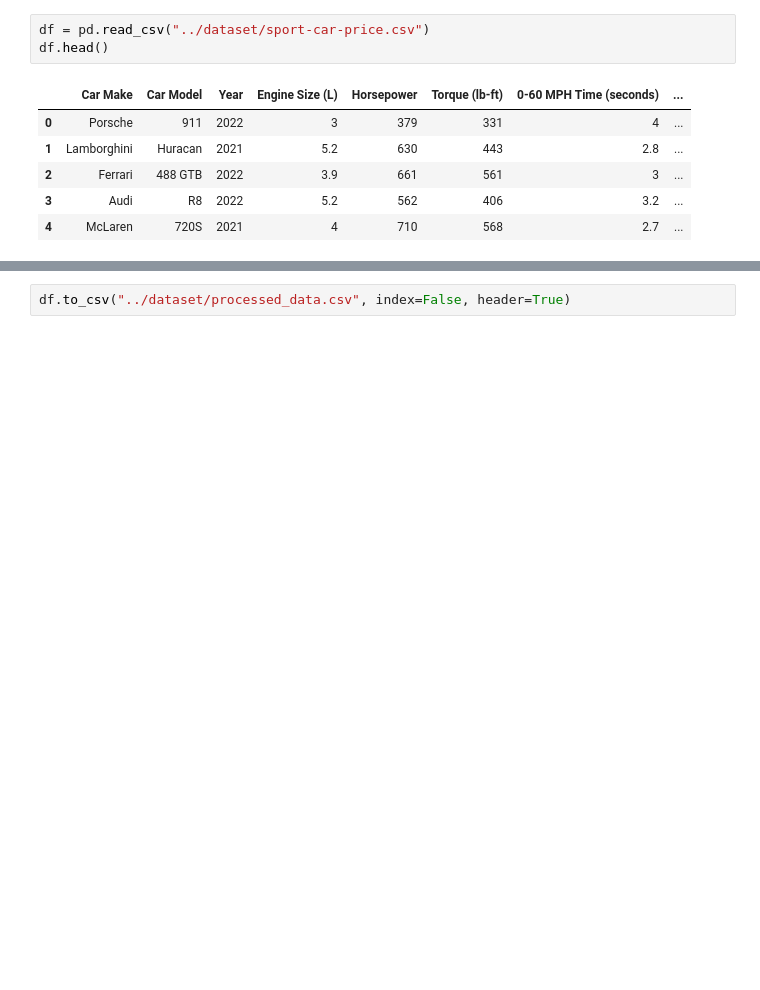
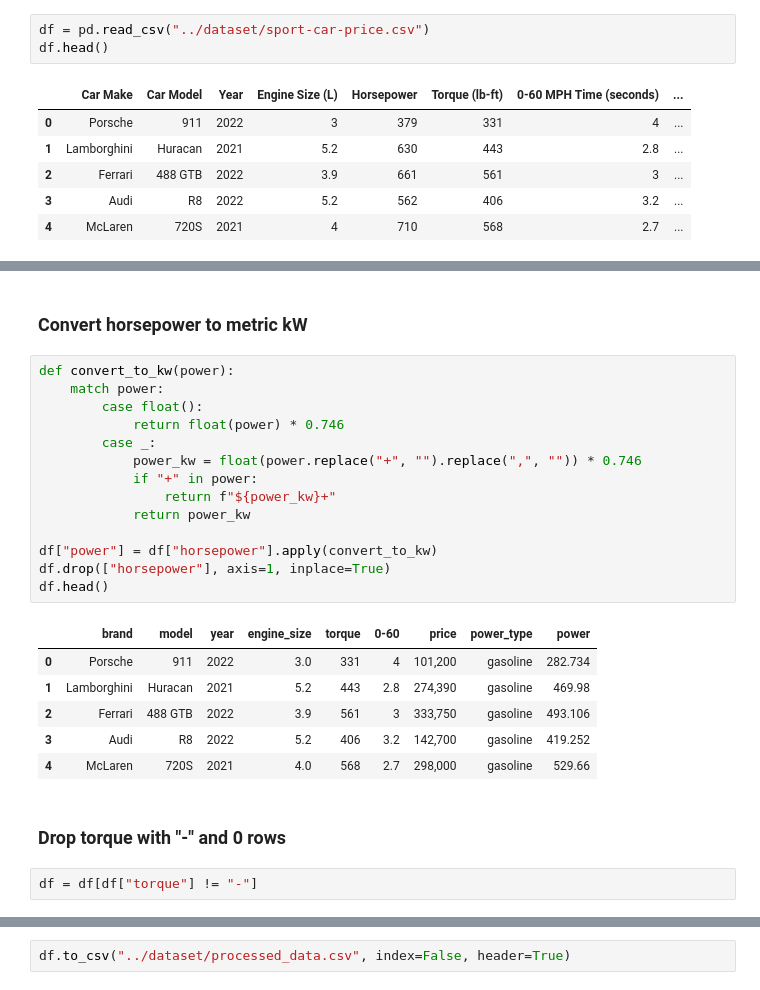
Before and after one commit to dilanka-rathnasiri/search-cars, a Jupyter notebook: pre-processing/main.ipynb, the cells around one changed output, grey strips where cells are left out. Cells and saved outputs as stored; diff of their text form; blank space fills up the shorter version.

```diff
--- a/pre-processing/main.ipynb
+++ b/pre-processing/main.ipynb
@@ -25,0 +205,27 @@ df.head()
+# %% [markdown]
+### Convert horsepower to metric kW
+# %%
+def convert_to_kw(power):
+    match power:
+        case float():
+            return float(power) * 0.746
+        case _:
+            power_kw = float(power.replace("+", "").replace(",", "")) * 0.746
+            if "+" in power:
+                return f"${power_kw}+"
+            return power_kw
+
+df["power"] = df["horsepower"].apply(convert_to_kw)
+df.drop(["horsepower"], axis=1, inplace=True)
+df.head()
+# %% [output]
+|  | brand | model | year | engine_size | torque | 0-60 | price | power_type | power |
+| 0 | Porsche | 911 | 2022 | 3.0 | 331 | 4 | 101,200 | gasoline | 282.734 |
+| 1 | Lamborghini | Huracan | 2021 | 5.2 | 443 | 2.8 | 274,390 | gasoline | 469.98 |
+| 2 | Ferrari | 488 GTB | 2022 | 3.9 | 561 | 3 | 333,750 | gasoline | 493.106 |
+| 3 | Audi | R8 | 2022 | 5.2 | 406 | 3.2 | 142,700 | gasoline | 419.252 |
+| 4 | McLaren | 720S | 2021 | 4.0 | 568 | 2.7 | 298,000 | gasoline | 529.66 |
+# %% [markdown]
+### Drop torque with "-" and 0 rows
+# %%
+df = df[df["torque"] != "-"]
```
Also changed, not shown: parts of 32 cells of this notebook, 1 other file.
